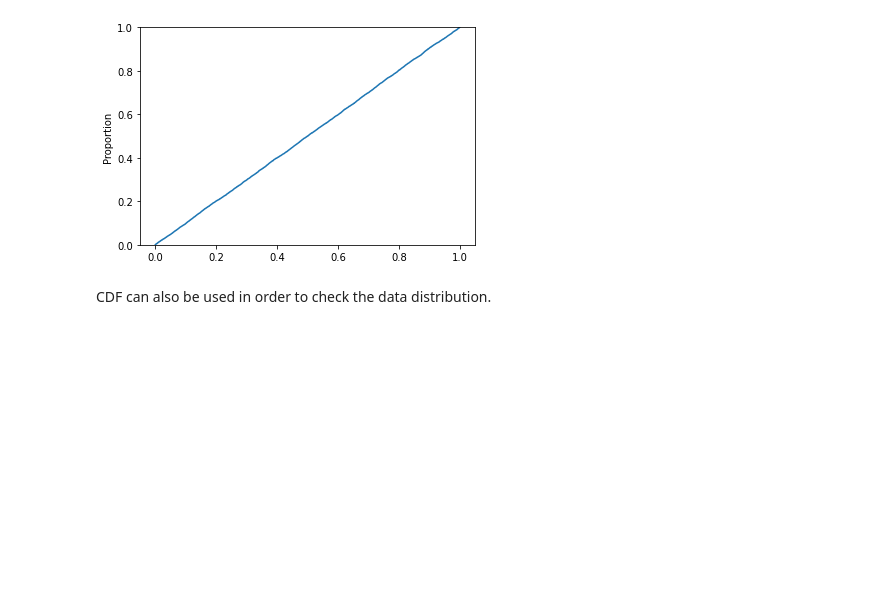
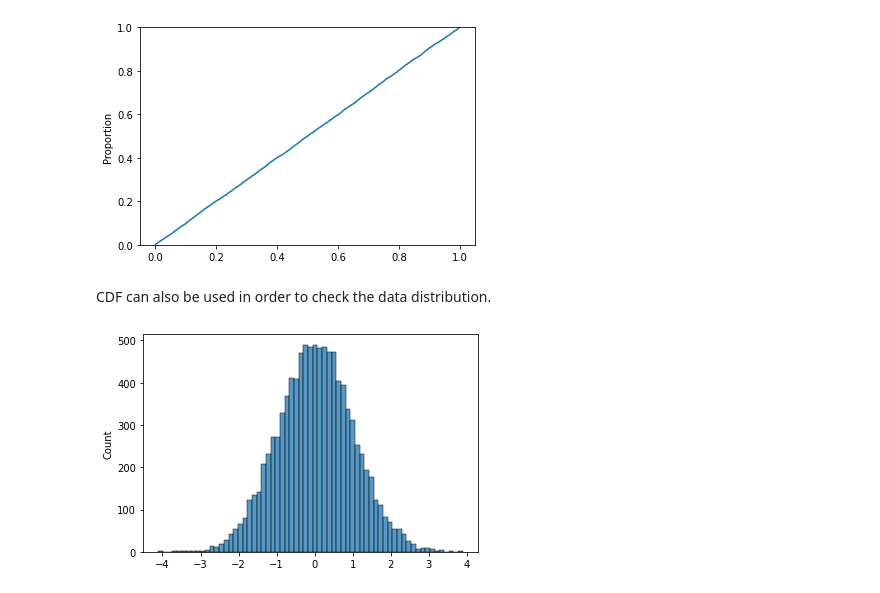
Before and after one commit to Starburned7/Probability-Statistic, a Jupyter notebook: 3-random_variables_PMF_CDF.ipynb, the cells around one changed output. Cells and saved outputs as stored; diff of their text form; code cells hidden in the pictures; blank space fills up the shorter version.

Commit message:
ecdf plots added

```diff
--- a/3-random_variables_PMF_CDF.ipynb
+++ b/3-random_variables_PMF_CDF.ipynb
@@ -134,3 +134,9 @@ sns.ecdfplot(np.random.uniform(size=10000));
 [figure]
 # %% [markdown]
 CDF can also be used in order to check the data distribution.
+# %%
+measurements_normal = np.random.normal(size=10000)
+# %%
+sns.histplot(measurements_normal);
+# %% [output]
+[figure, added]
```
Also changed, not shown: parts of 5 cells of this notebook.
